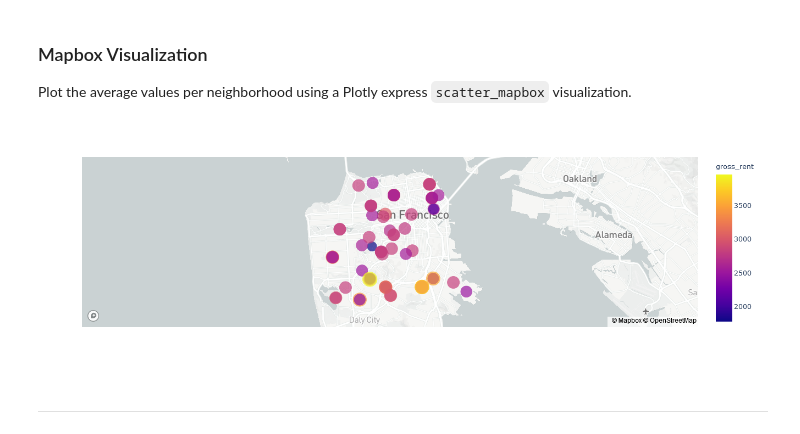
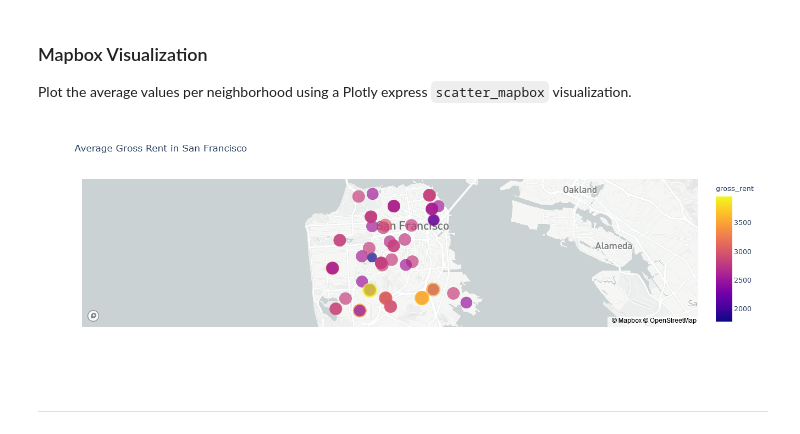
Before and after one commit to vweinblatt123/HW6-Pythonic-Monopoly, a Jupyter notebook: rental_analysis.ipynb, the cells around one changed output. Cells and saved outputs as stored; diff of their text form; code cells hidden in the pictures.

Commit message:
parallel plots

```diff
--- a/rental_analysis.ipynb
+++ b/rental_analysis.ipynb
@@ -325,21 +325,21 @@ Plot the average values per neighborhood using a Plotly express `scatter_mapbox`
 # %%
 # Set the mapbox access token
 px.set_mapbox_access_token(map_box_api)
 
 # Create a scatter mapbox to analyze neighborhood info
 map_plot = px.scatter_mapbox(
     combined_df,
-    title = "Average Sale Price Per Sq Foot and Gross REnt in "
+    title = "Average Gross Rent in San Francisco",
     lat = "Lat",
     lon = "Lon",
     color = "gross_rent",
     size = "gross_rent",
     hover_name = "Neighborhood",
     zoom = 10.5
 )
 map_plot.show()
 # %% [output]
-[figure, old version]
+[figure, new version]
 # %% [markdown]
 - - -
 # %% [markdown]
```
Also changed, not shown: parts of 6 cells of this notebook.
